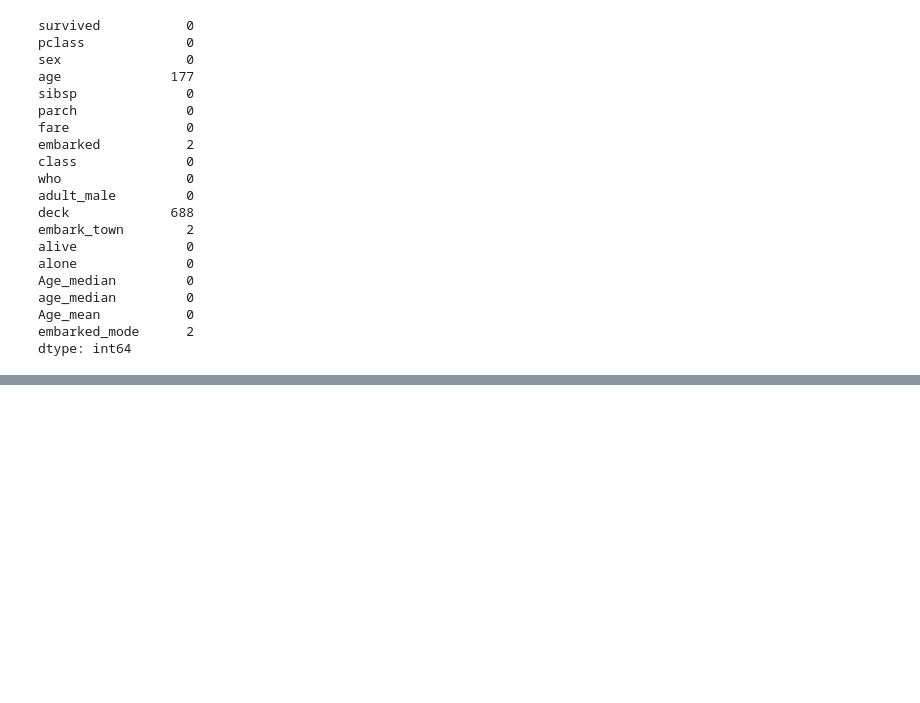
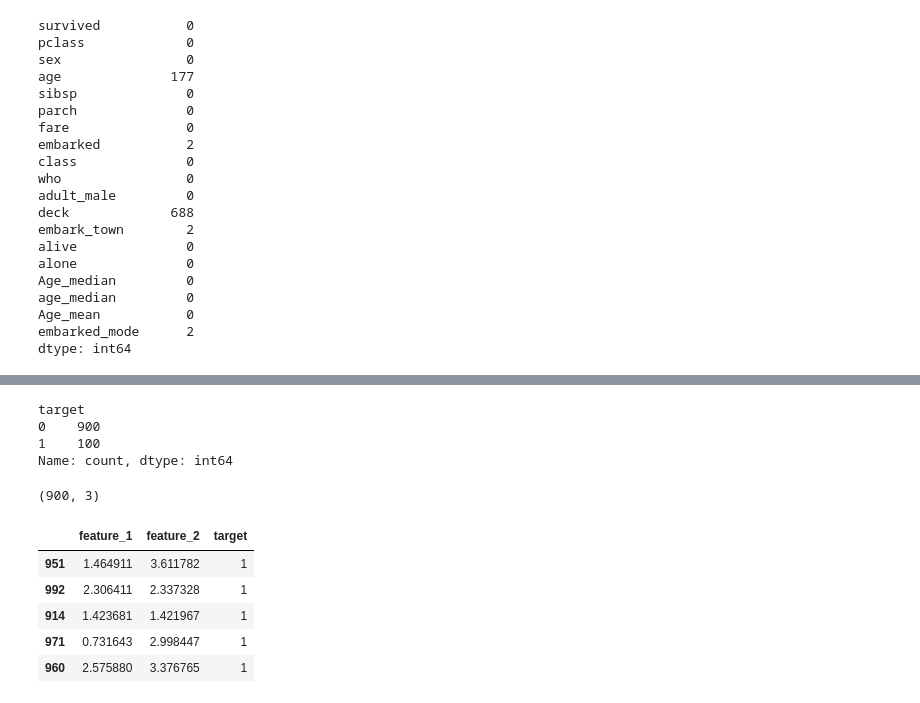
Before and after one commit to SnehaVPujari007/Data-Science-Course, a Jupyter notebook: Featuring Engineering/Feature_Engineering.ipynb, the cells around one changed output, grey strips where cells are left out. Drawn from its saved outputs; the diff is of its cells as text; code cells hidden in the pictures; blank space fills up the shorter version.

```diff
--- a/Featuring Engineering/Feature_Engineering.ipynb
+++ b/Featuring Engineering/Feature_Engineering.ipynb
@@ -154,0 +204,33 @@ dtype: int64
+# %%
+df['target'].value_counts()
+# %% [output]
+target
+0    900
+1    100
+Name: count, dtype: int64
+# %%
+## Upsampling
+df_minority =df[df['target']==1]
+
+df_majority =df[df['target']==0]
+# %%
+from sklearn.utils import resample
+df_minority_upsampled  = resample(
+    df_minority,replace = True , #Sample with replacement
+ n_samples = len(df_majority),
+random_state =  42
+
+)
+# %%
+df_minority_upsampled.shape
+# %% [output]
+(900, 3)
+# %%
+df_minority_upsampled.head()
+# %% [output]
+|  | feature_1 | feature_2 | target |
+| 951 | 1.464911 | 3.611782 | 1 |
+| 992 | 2.306411 | 2.337328 | 1 |
+| 914 | 1.423681 | 1.421967 | 1 |
+| 971 | 0.731643 | 2.998447 | 1 |
+| 960 | 2.575880 | 3.376765 | 1 |
```
Also changed, not shown: parts of 16 cells of this notebook, 1 other file.
